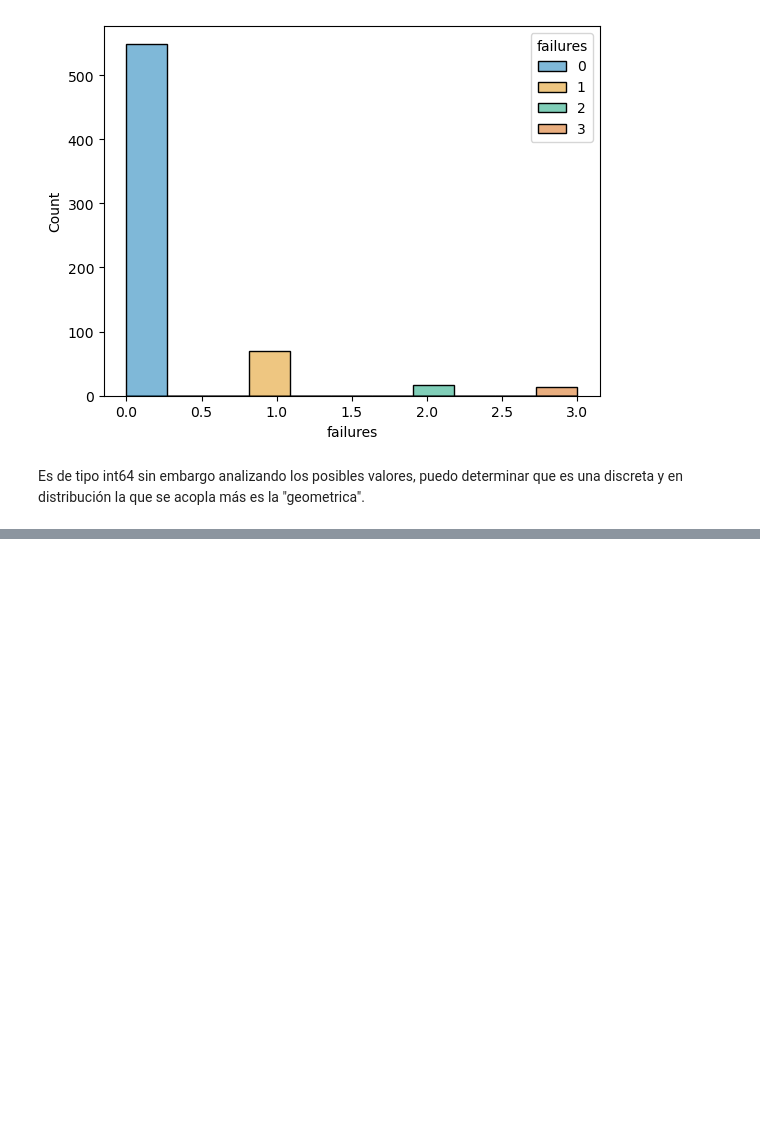
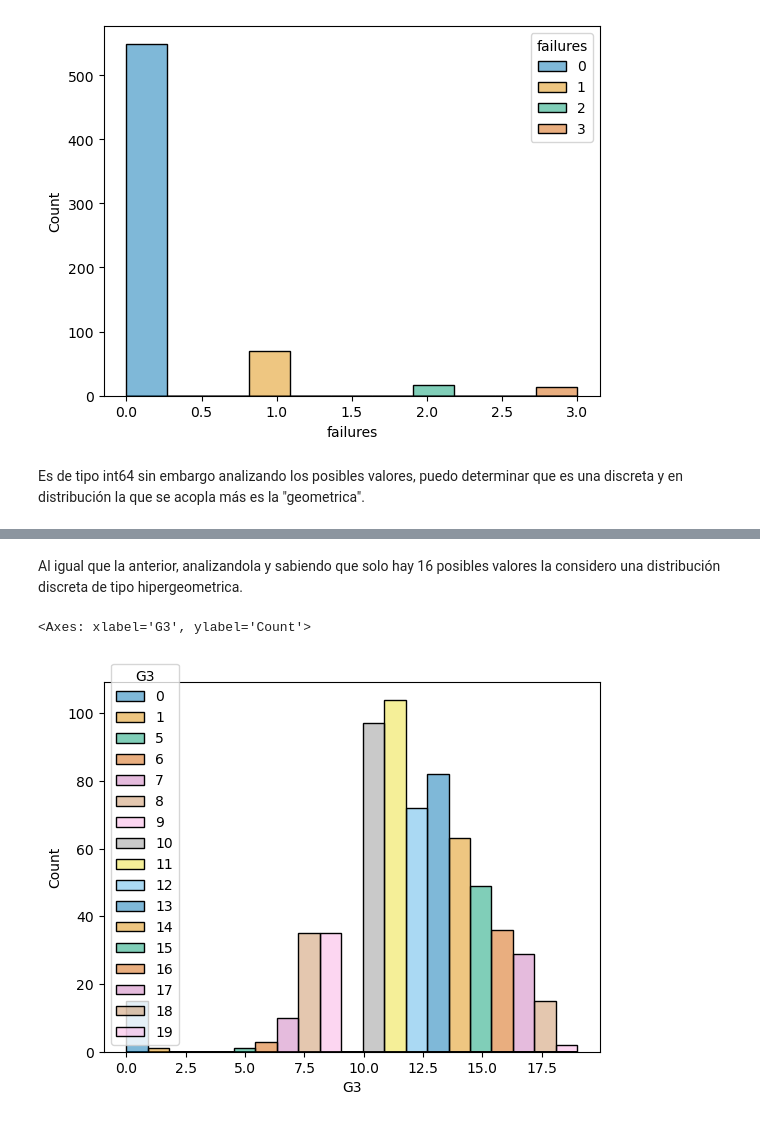
Before and after one commit to alan19720/actividad3, a Jupyter notebook: Actividad3.ipynb, the cells around one changed output, grey strips where cells are left out. Cells and saved outputs as stored; diff of their text form; code cells hidden in the pictures; blank space fills up the shorter version.

```diff
--- a/Actividad3.ipynb
+++ b/Actividad3.ipynb
@@ -89,0 +80,8 @@ Analizandola la considero una distribución continua de tipo
+# %% [markdown]
+Al igual que la anterior, analizandola y sabiendo que solo hay 16 posibles valores la considero una distribución discreta de tipo hipergeometrica.
+# %%
+sns.histplot(data=df , x ="G3" , hue="G3", palette="colorblind")
+#sns.kdeplot(data=df , x="G2", color="green")
+# %% [output]
+<Axes: xlabel='G3', ylabel='Count'>
+[figure, added]
```
Also changed, not shown: parts of 11 cells of this notebook.
